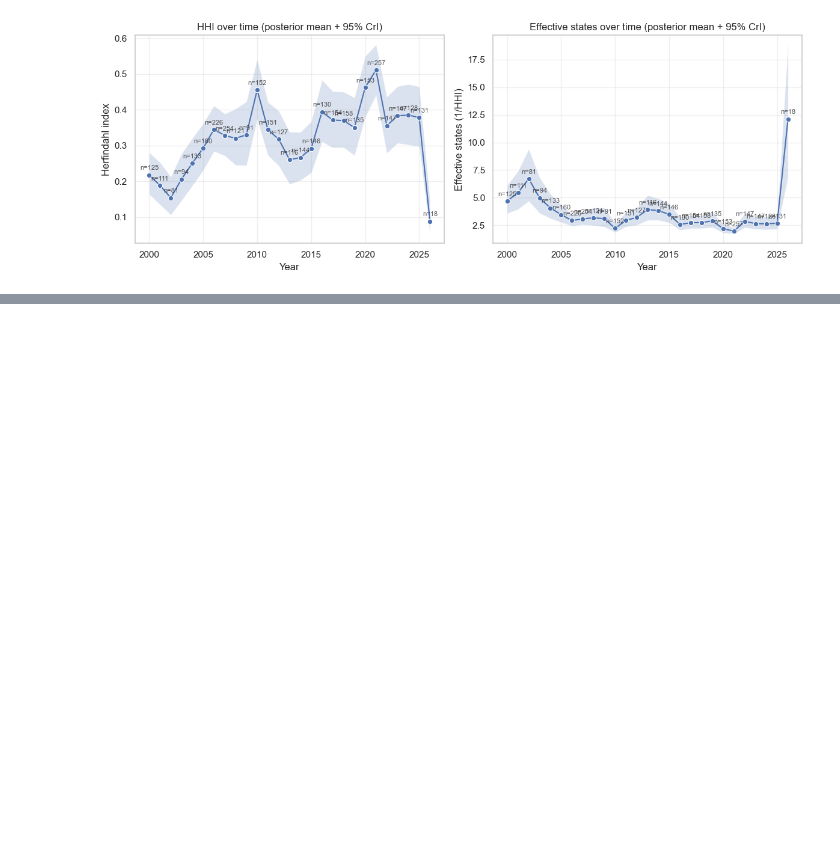
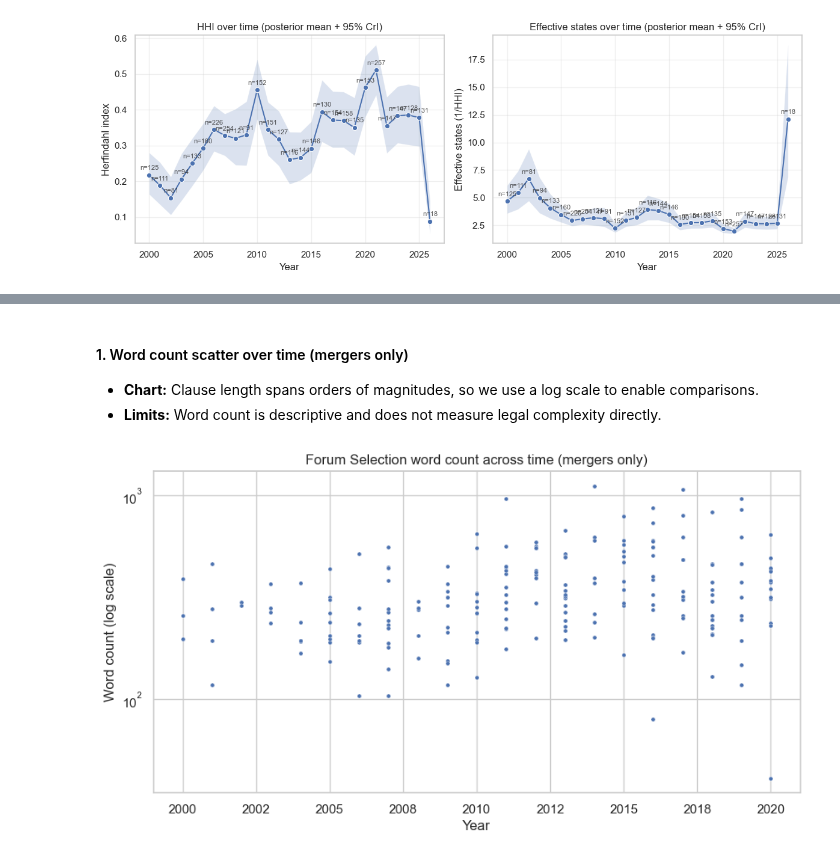
Before and after one commit to PlatosTwin/pandects-app, a Jupyter notebook: examples/pandects_api_governing_law.ipynb, the cells around one changed output, grey strips where cells are left out. Drawn from its saved outputs; the diff is of its cells as text; code cells hidden in the pictures; blank space fills up the shorter version.

```diff
--- a/examples/pandects_api_governing_law.ipynb
+++ b/examples/pandects_api_governing_law.ipynb
@@ -31,8 +32,8 @@ pd.set_option('display.max_rows', None)
 sns.set_theme(style="whitegrid", context="notebook")
 # %%
 # Configuration
-API_BASE_URL = 'http://127.0.0.1:5113'  #"https://api.pandects.org"
-API_KEY = 'pdcts_98184ac91ee449cd915a6ed7f6d7049a15f5447da74942ed9cdeff3f2a9d70fa'  #os.getenv("PANDECTS_API_KEY")
+API_BASE_URL = "https://api.pandects.org"
+API_KEY = os.getenv("PANDECTS_API_KEY")
 
 if not API_KEY:
     raise RuntimeError(
@@ -1422,0 +1842,9 @@ plt.show()
+# %%
+xml_text = (
+    dff["xml"]
+    .fillna("")
+    .str.replace(r"<[^>]+>", " ", regex=True)
+    .str.replace(r"\s+", " ", regex=True)
+    .str.strip()
+)
+dff["word_count"] = xml_text.str.split().str.len()
@@ -1422,0 +1905,14 @@ plt.show()
+# %% [markdown]
+#### 1. Word count scatter over time (mergers only)
+- **Chart:** Clause length spans orders of magnitudes, so we use a log scale to enable comparisons.
+- **Limits:** Word count is descriptive and does not measure legal complexity directly.
+# %%
+plt.figure(figsize=(10, 5))
+sns.scatterplot(data=dff[dff['deal_type'] == 'Merger'], x='year', y='word_count', s=13)
+plt.yscale("log")
+plt.gca().xaxis.set_major_formatter(plt.matplotlib.ticker.StrMethodFormatter("{x:.0f}"))
+plt.xlabel("Year")
+plt.ylabel("Word count (log scale)")
+_ = plt.title("Forum Selection word count across time (mergers only)")
+# %% [output]
+[figure, added]
```
Also changed, not shown: parts of 47 cells of this notebook, 2 other files.
